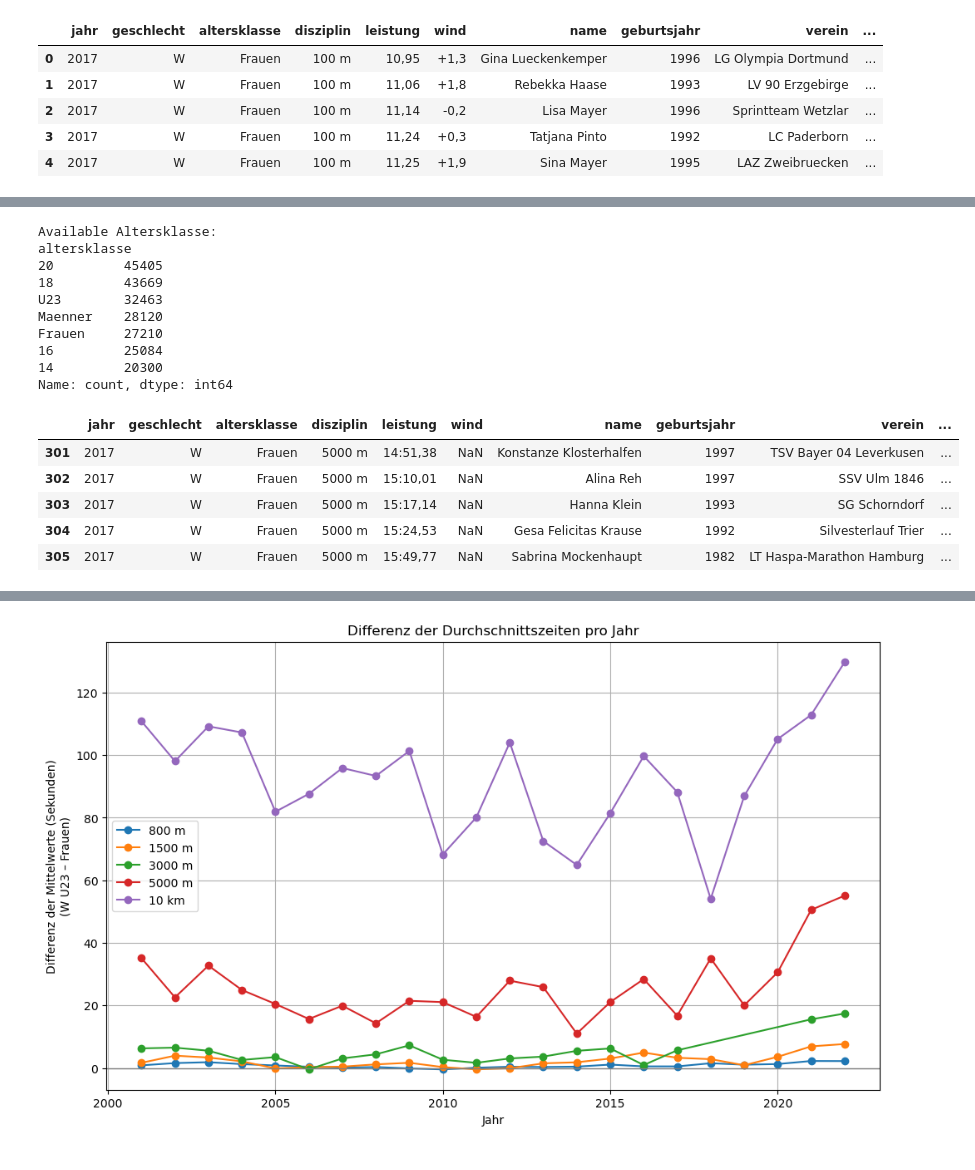
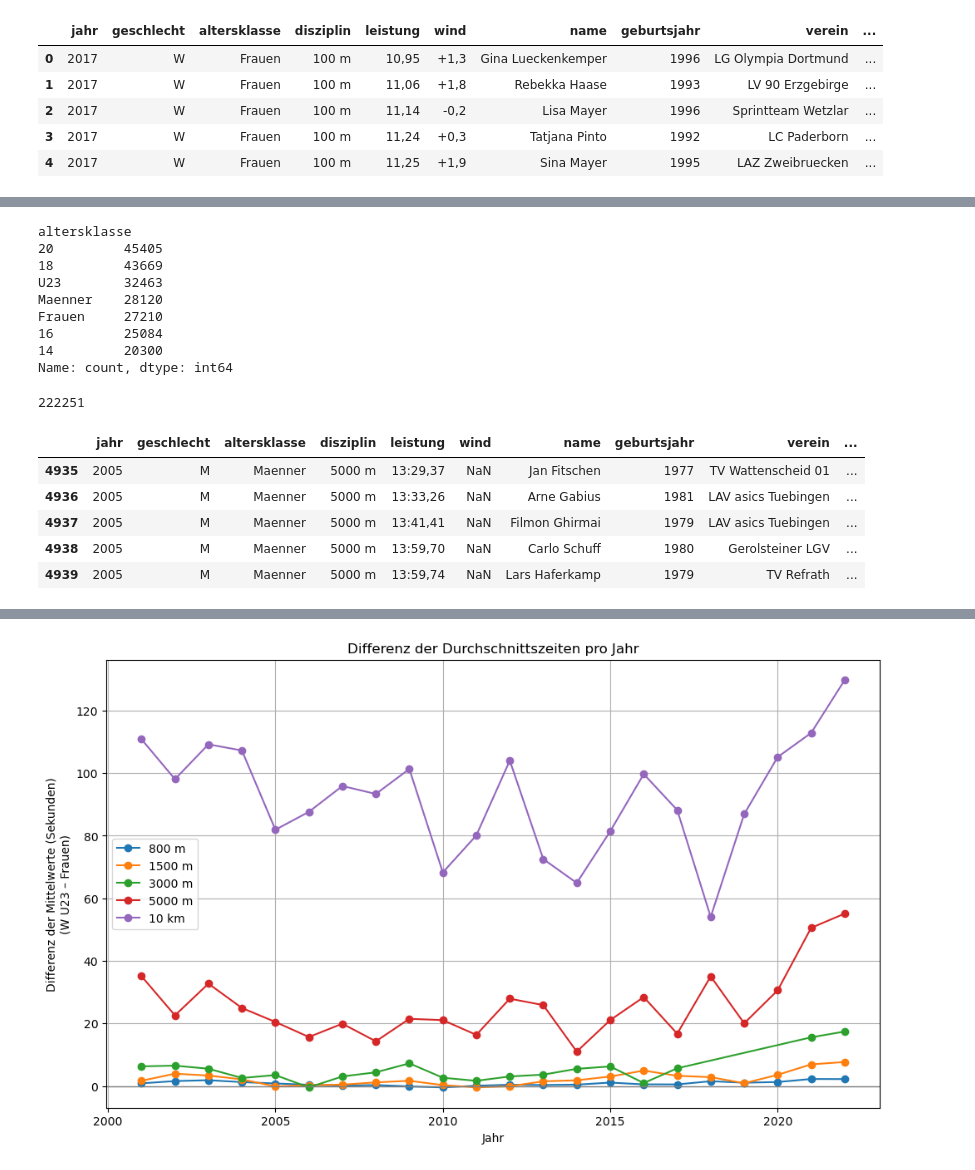
Before and after one commit to maxwernz/Data-Literacy, a Jupyter notebook: analysis_Mattis.ipynb, the cells around one changed output, grey strips where cells are left out. Cells and saved outputs as stored; diff of their text form; code cells hidden in the pictures.

```diff
--- a/analysis_Mattis.ipynb
+++ b/analysis_Mattis.ipynb
@@ -73,11 +73,8 @@ Dreisprung             10560
 Name: count, dtype: int64
 # %%
 # print all possible disziplines and number of entries for each
-
-print("Available Altersklasse:")
 print(df["altersklasse"].value_counts())
 # %% [output]
-Available Altersklasse:
 altersklasse
 20         45405
 18         43669
@@ -87,20 +84,25 @@ Frauen     27210
 16         25084
 14         20300
 Name: count, dtype: int64
+# %%
+# print number of entries all in all
+len(df)
+# %% [output]
+222251
 # %%
 # Choosing Disziplin / Gender
 
 disziplin = "5000 m"
-gender = "W"
-altersklasse = "Frauen"
+gender = "M"
+altersklasse = "Maenner"
 filtered_data = df[(df["disziplin"] == disziplin) & (df["geschlecht"] == gender) & (df["altersklasse"] == altersklasse)]
 filtered_data.head()
 # %% [output]
 |  | jahr | geschlecht | altersklasse | disziplin | leistung | wind | name | geburtsjahr | verein | ... |
-| 301 | 2017 | W | Frauen | 5000 m | 14:51,38 | NaN | Konstanze Klosterhalfen | 1997 | TSV Bayer 04 Leverkusen | ... |
-| 302 | 2017 | W | Frauen | 5000 m | 15:10,01 | NaN | Alina Reh | 1997 | SSV Ulm 1846 | ... |
-| 303 | 2017 | W | Frauen | 5000 m | 15:17,14 | NaN | Hanna Klein | 1993 | SG Schorndorf | ... |
-| 304 | 2017 | W | Frauen | 5000 m | 15:24,53 | NaN | Gesa Felicitas Krause | 1992 | Silvesterlauf Trier | ... |
-| 305 | 2017 | W | Frauen | 5000 m | 15:49,77 | NaN | Sabrina Mockenhaupt | 1982 | LT Haspa-Marathon Hamburg | ... |
+| 4935 | 2005 | M | Maenner | 5000 m | 13:29,37 | NaN | Jan Fitschen | 1977 | TV Wattenscheid 01 | ... |
+| 4936 | 2005 | M | Maenner | 5000 m | 13:33,26 | NaN | Arne Gabius | 1981 | LAV asics Tuebingen | ... |
+| 4937 | 2005 | M | Maenner | 5000 m | 13:41,41 | NaN | Filmon Ghirmai | 1979 | LAV asics Tuebingen | ... |
+| 4938 | 2005 | M | Maenner | 5000 m | 13:59,70 | NaN | Carlo Schuff | 1980 | Gerolsteiner LGV | ... |
+| 4939 | 2005 | M | Maenner | 5000 m | 13:59,74 | NaN | Lars Haferkamp | 1979 | TV Refrath | ... |
 # %%
 
```
Also changed, not shown: parts of 5 cells of this notebook.
